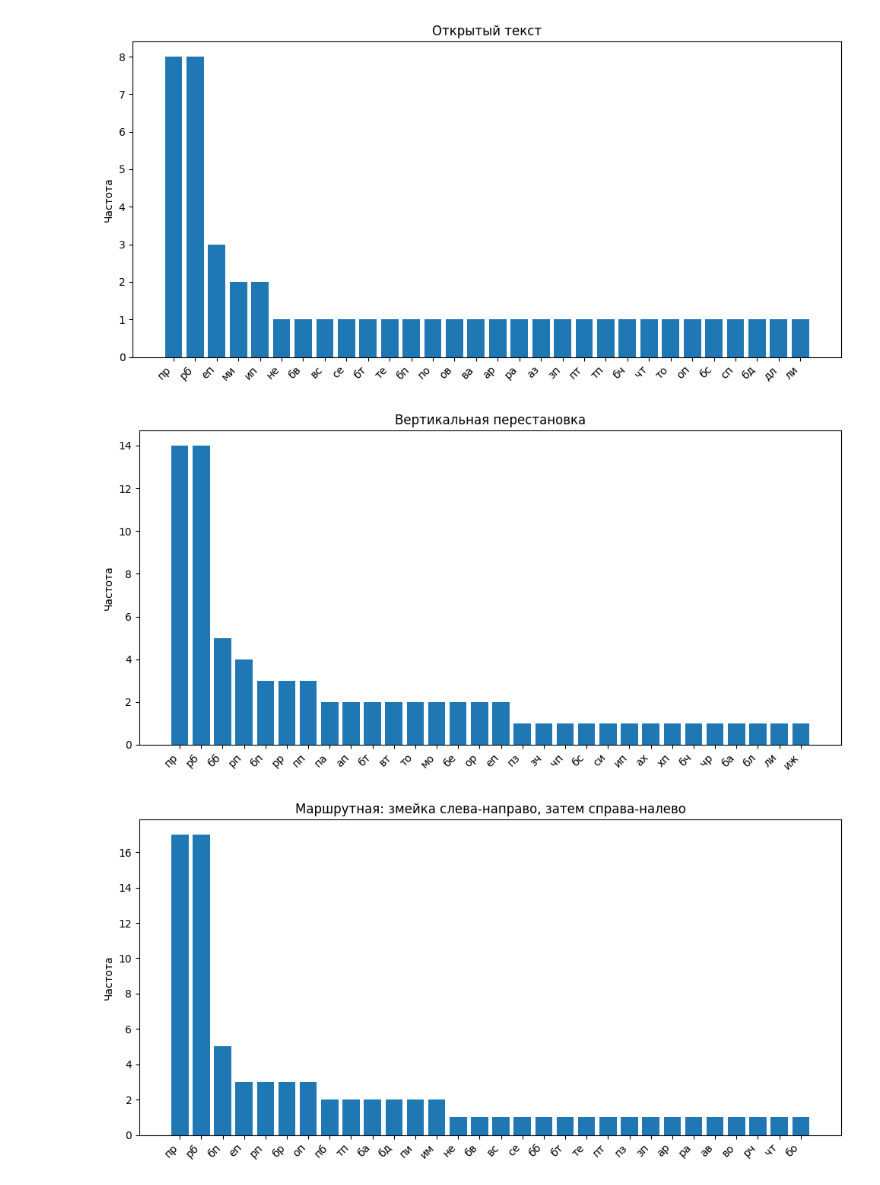
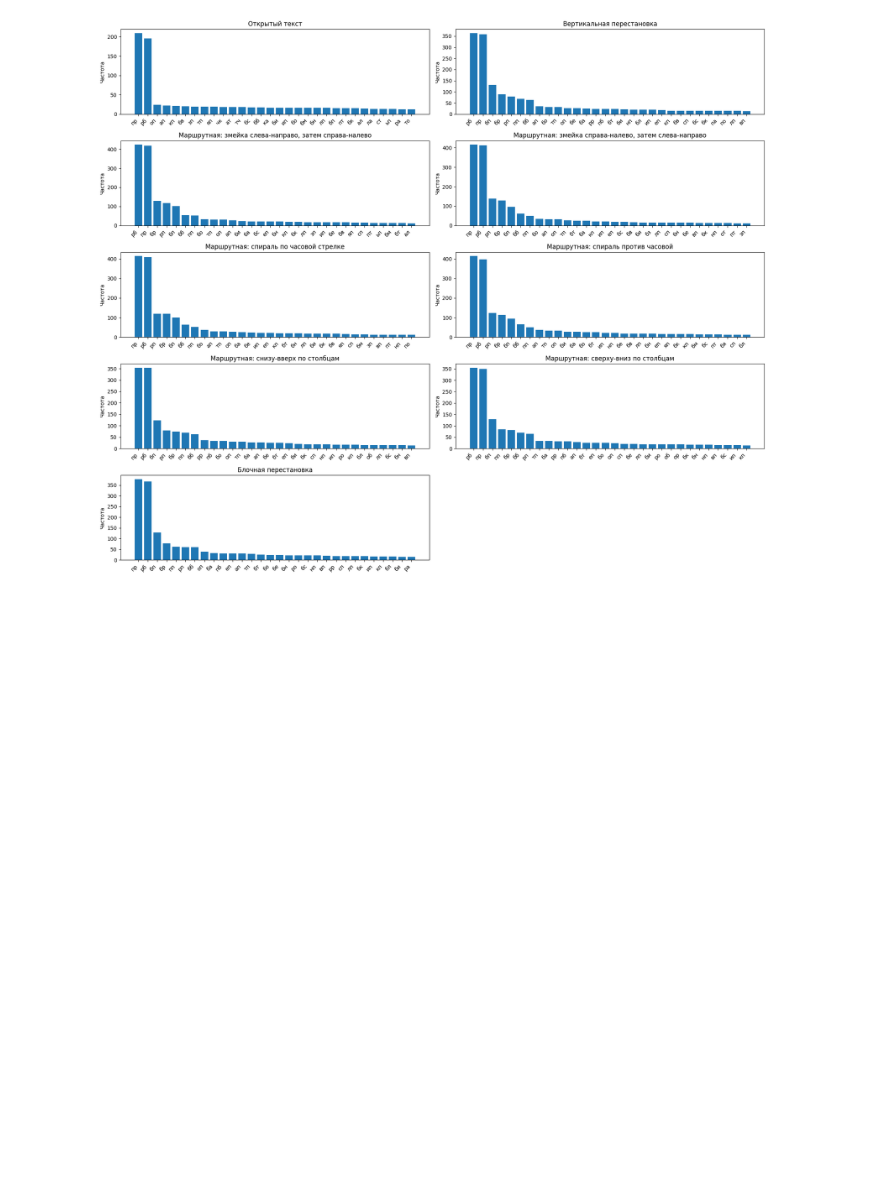
Before and after one commit to Mister-0-Zero/cryptography, a Jupyter notebook: course_paoer/analytic_bigramm.ipynb, the cells around one changed output. Saved outputs shown, nothing was run; the diff lists cells and outputs as text; code cells hidden in the pictures; blank space fills up the shorter version.

```diff
--- a/course_paoer/analytic_bigramm.ipynb
+++ b/course_paoer/analytic_bigramm.ipynb
@@ -1,5 +1,6 @@
 # %%
 from collections import Counter
+import math
 import matplotlib.pyplot as plt
 
 
@@ -24,22 +25,21 @@ def count_bigrams(text: str) -> Counter:
     return Counter(bigrams)
 
 
-def plot_bigrams(counter: Counter, top_n: int, title: str):
+def plot_bigrams_on_ax(ax, counter: Counter, top_n: int, title: str):
     most_common = counter.most_common(top_n)
     if not most_common:
-        print(f"Нет биграмм для: {title}")
+        ax.set_title(f"{title}\n(нет биграмм)")
+        ax.axis("off")
         return
 
     labels = [b for b, _ in most_common]
     values = [c for _, c in most_common]
 
-    plt.figure(figsize=(10, 5))
-    plt.bar(range(len(labels)), values)
-    plt.xticks(range(len(labels)), labels, rotation=45, ha="right")
-    plt.ylabel("Частота")
-    plt.title(title)
-    plt.tight_layout()
-    plt.show()
+    ax.bar(range(len(labels)), values)
+    ax.set_xticks(range(len(labels)))
+    ax.set_xticklabels(labels, rotation=45, ha="right")
+    ax.set_ylabel("Частота")
+    ax.set_title(title)
 
 
 def load_texts_from_file(path: str):
@@ -51,48 +51,57 @@ def load_texts_from_file(path: str):
     with open(path, "r", encoding="utf-8") as f:
         lines = [line.rstrip("\n") for line in f]
 
-    # убираем полностью пустые строки
     non_empty = [l for l in lines if l.strip() != ""]
     if not non_empty:
         raise ValueError("Файл пуст.")
 
     open_text = non_empty[0]
     cipher_texts = non_empty[1:]
     return open_text, cipher_texts
 
 
 def main():
-    path = "open_and_encrypted_offers.txt"  # твой файл
+    path = "open_and_encrypted_text.txt"
 
     open_text, cipher_texts = load_texts_from_file(path)
 
-    # подписи для графиков
     titles = [
         "Открытый текст",
         "Вертикальная перестановка",
         "Маршрутная: змейка слева-направо, затем справа-налево",
         "Маршрутная: змейка справа-налево, затем слева-направо",
         "Маршрутная: спираль по часовой стрелке",
         "Маршрутная: спираль против часовой",
         "Маршрутная: снизу-вверх по столбцам",
         "Маршрутная: сверху-вниз по столбцам",
         "Блочная перестановка",
     ]
 
-    # 1) открытый текст
-    open_big = count_bigrams(open_text)
-    plot_bigrams(open_big, top_n=30, title=titles[0])
+    # собираем все тексты и подписи
+    all_texts = [open_text] + cipher_texts
+    n_plots = len(all_texts)
 
-    # 2) шифртексты
-    for i, ct in enumerate(cipher_texts, start=1):
-        big = count_bigrams(ct)
-        title = titles[i] if i < len(titles) else f"Шифртекст {i}"
-        plot_bigrams(big, top_n=30, title=title)
+    cols = 2
+    rows = math.ceil(n_plots / cols)
+
+    fig, axes = plt.subplots(rows, cols, figsize=(18, 3 * rows))
+    # axes может быть 2D или 1D в зависимости от rows/cols
+    axes = axes.ravel() if isinstance(axes, (list, tuple)) or hasattr(axes, "ravel") else [axes]
+
+    for i, text in enumerate(all_texts):
+        counter = count_bigrams(text)
+        title = titles[i] if i < len(titles) else f"Текст {i}"
+        plot_bigrams_on_ax(axes[i], counter, top_n=30, title=title)
+
+    # оставшиеся пустые оси выключаем (если графиков меньше, чем ячеек)
+    for j in range(n_plots, len(axes)):
+        axes[j].axis("off")
+
+    plt.tight_layout()
+    plt.show()
 
 
 if __name__ == "__main__":
     main()
 # %% [output]
-[figure, old version]
+[figure, new version]
-[figure, removed]
-[figure, removed]
```
Also changed, not shown: parts of 1 cell of this notebook, 2 other files.
